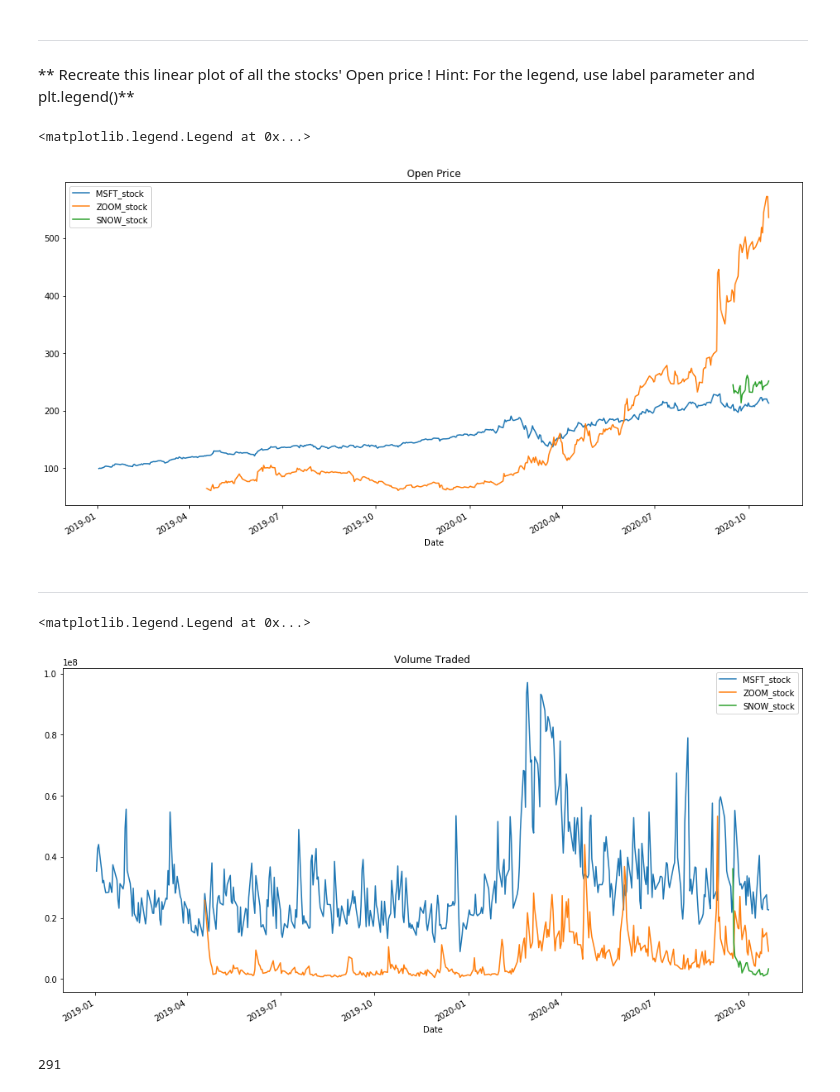
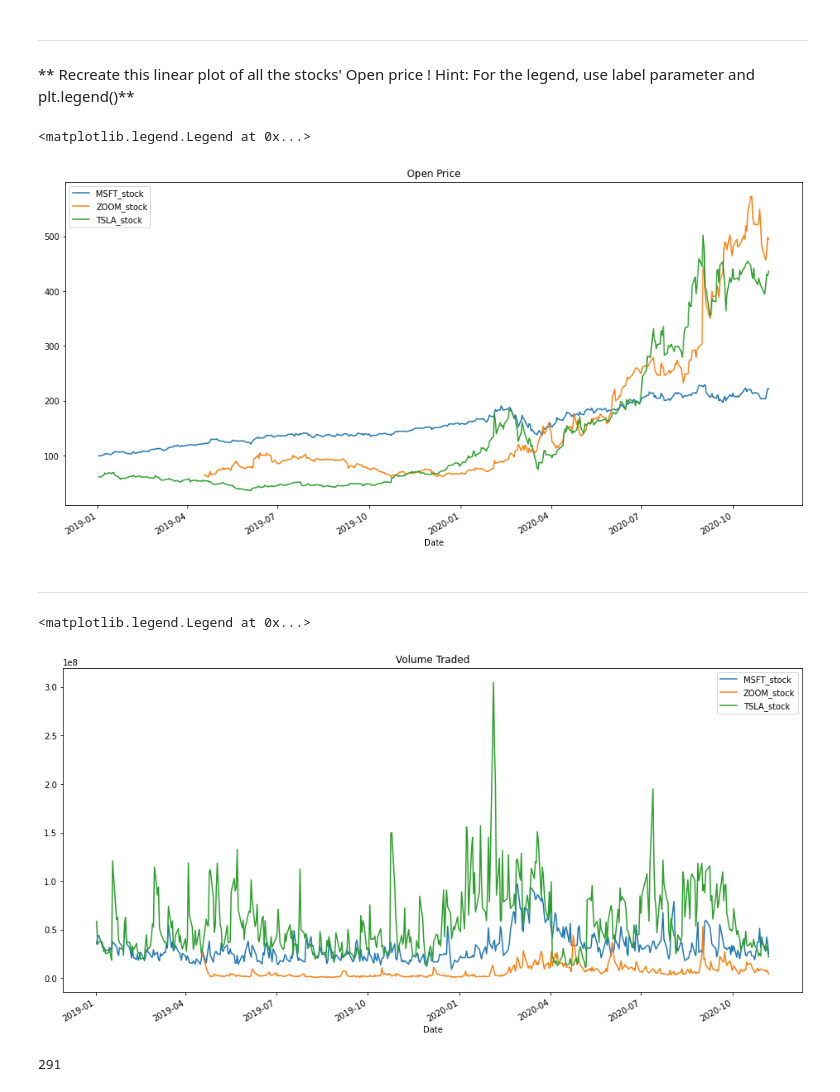
Before and after one commit to davidrkearney/Kearney_Data_Science, a Jupyter notebook: _notebooks/2020-10-22-stock-market-returns.ipynb, the cells around one changed output. Saved outputs shown, nothing was run; the diff lists cells and outputs as text; code cells hidden in the pictures.

```diff
--- a/_notebooks/2020-10-22-stock-market-returns.ipynb
+++ b/_notebooks/2020-10-22-stock-market-returns.ipynb
@@ -25,8 +29,8 @@ MSFT_stock.head()
 ZOOM_stock = web.DataReader('ZM', 'yahoo', start, end)
 ZOOM_stock.head()
 
-SNOW_stock = web.DataReader('SNOW', 'yahoo', start, end)
-SNOW_stock.head()
+TSLA_stock = web.DataReader('TSLA', 'yahoo', start, end)
+TSLA_stock.head()
 # %% [output]
 |  | High | Low | Open | Close | Volume | Adj Close |
 | Date |  |  |  |  |  |  |
@@ -44,21 +48,21 @@ ____
 # %%
 MSFT_stock['Open'].plot(label='MSFT_stock',figsize=(16,8),title='Open Price')
 ZOOM_stock['Open'].plot(label='ZOOM_stock')
-SNOW_stock['Open'].plot(label='SNOW_stock')
+TSLA_stock['Open'].plot(label='TSLA_stock')
 plt.legend()
 # %% [output]
 <matplotlib.legend.Legend at 0x...>
-[figure, old version]
+[figure, new version]
 # %% [markdown]
 ____
 # %%
 MSFT_stock['Volume'].plot(label='MSFT_stock',figsize=(16,8),title='Volume Traded')
 ZOOM_stock['Volume'].plot(label='ZOOM_stock')
-SNOW_stock['Volume'].plot(label='SNOW_stock')
+TSLA_stock['Volume'].plot(label='TSLA_stock')
 plt.legend()
 # %% [output]
 <matplotlib.legend.Legend at 0x...>
-[figure, old version]
+[figure, new version]
 # %%
 MSFT_stock['Volume'].argmax()
 # %% [output]
```
Also changed, not shown: parts of 44 cells of this notebook.
